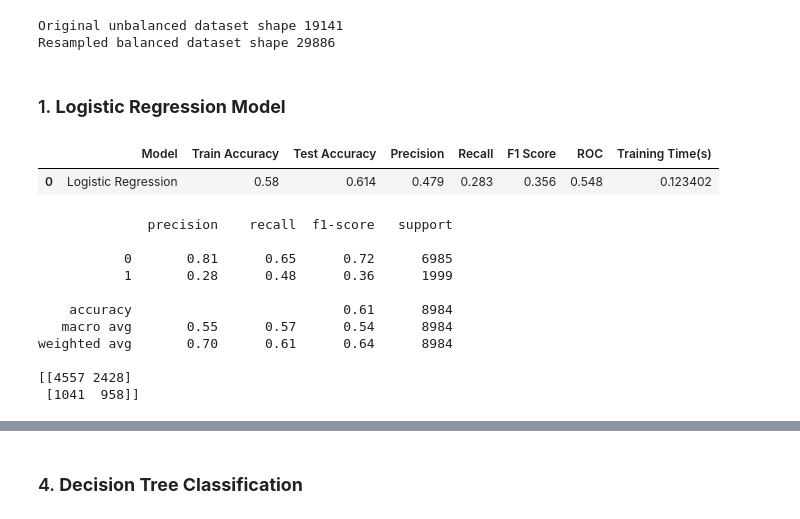
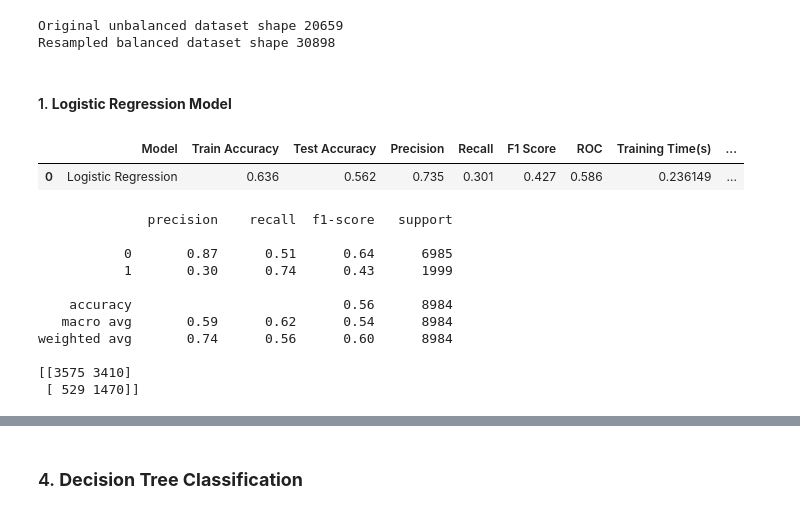
Before and after one commit to sebastianbirk/datascience-bootcamp, a Jupyter notebook: content/05_supervised_machine_learning/Classification_Part2_Model building & Evaluation.ipynb, the cells around one changed output, grey strips where cells are left out. Drawn from its saved outputs; the diff is of its cells as text; code cells hidden in the pictures.

Commit message:
Classification LAB

```diff
--- a/content/05_supervised_machine_learning/Classification_Part2_Model building & Evaluation.ipynb
+++ b/content/05_supervised_machine_learning/Classification_Part2_Model building & Evaluation.ipynb
@@ -38,13 +58,14 @@ from sklearn.model_selection import cross_val_score
 from sklearn.metrics import confusion_matrix, classification_report, accuracy_score, precision_score, recall_score, f1_score
 from sklearn.metrics import roc_auc_score, roc_curve, auc
 # %%
-# Read the training & test datasets from Part1-Preprocessing part
+# Read the training & test datasets generated from Preprocessed classification Solution
+# Link --> content/04_data_preprocessing_&_feature_engineering/Solution_Classification_preprocessing.ipynb
 
-x_train=pd.read_csv('x_train.csv')
-x_test=pd.read_csv('x_test.csv')
+x_train=pd.read_csv('../datasets/classification/processed/X_train.csv', index_col=0)
+x_test=pd.read_csv('../datasets/classification/processed/X_test.csv', index_col=0)
 
-y_train=pd.read_csv('y_train.csv')
-y_test=pd.read_csv('y_test.csv')
+y_train=pd.read_csv('../datasets/classification/processed/y_train.csv', index_col=0)
+y_test=pd.read_csv('../datasets/classification/processed/y_test.csv', index_col=0)
 
 print(x_train.shape,x_test.shape,y_train.shape,y_test.shape)
 # %% [output]
@@ -78,15 +92,15 @@ C. Hybrid Sampling:
 # %%
 #importing SMOTE to handle class imbalance
-from imblearn.over_sampling import SMOTE
+from imblearn.combine import SMOTETomek
 
-smote = SMOTE()
+smoteTomek = SMOTETomek()
 
 # fit predictor and target variable
-x_smote, y_smote = smote.fit_resample(x_train, y_train)
+x_smote, y_smote = smoteTomek.fit_resample(x_train, y_train)
 
 print('Original unbalanced dataset shape', len(y_train))
 print('Resampled balanced dataset shape', len(y_smote))
 # %% [output]
-Original unbalanced dataset shape 19141
-Resampled balanced dataset shape 29886
+Original unbalanced dataset shape 20659
+Resampled balanced dataset shape 30898
 # %%
@@ -97,5 +111,5 @@ pd.DataFrame(y_smote).to_csv("y_smote.csv", index=None)
 # %% [markdown]
-### 1. **Logistic Regression Model**
+#### 1. **Logistic Regression Model**
 # %%
 # Importing the Logistic Regression Model
 start = time.time()
@@ -109,19 +123,26 @@ y_train_pred = logmodel.predict(x_smote)
 # %%
 #getting all scores for Logistic Regression
 log_acctr = round(accuracy_score(y_train_pred,y_smote), 3)
 log_acc = round(accuracy_score(y_pred,y_test), 3)
 log_prec = round(precision_score(y_pred,y_test), 3)
 log_rec = round(recall_score(y_pred,y_test), 3)
 log_f1 = round(f1_score(y_pred,y_test), 3)
 log_roc = round(roc_auc_score(y_pred,y_test), 3)
+
+#Feature co-efficients (Coef_ - Is generally not a great representaion of feature importance)
+ft_imp = pd.DataFrame(data={'Attribute': x_smote.columns,'Importance': logmodel.coef_[0]}).sort_values(by='Importance', ascending=False)
+log_feat = np.array(ft_imp['Attribute'][:3:])
+
+#Training time calculation
 log_time=stop-start
 
-results = pd.DataFrame([['Logistic Regression', log_acctr, log_acc, log_prec, log_rec, log_f1, log_roc, log_time]],
-            columns = ['Model', 'Train Accuracy', 'Test Accuracy', 'Precision', 'Recall', 'F1 Score','ROC', 'Training Time(s)'])
+#Overall scores
+results = pd.DataFrame([['Logistic Regression', log_acctr, log_acc, log_prec, log_rec, log_f1, log_roc, log_time, log_feat]],
+            columns = ['Model', 'Train Accuracy', 'Test Accuracy', 'Precision', 'Recall', 'F1 Score','ROC', 'Training Time(s)','Important Features'])
 results
 # %% [output]
-|  | Model | Train Accuracy | Test Accuracy | Precision | Recall | F1 Score | ROC | Training Time(s) |
-| 0 | Logistic Regression | 0.58 | 0.614 | 0.479 | 0.283 | 0.356 | 0.548 | 0.123402 |
+|  | Model | Train Accuracy | Test Accuracy | Precision | Recall | F1 Score | ROC | Training Time(s) | ... |
+| 0 | Logistic Regression | 0.636 | 0.562 | 0.735 | 0.301 | 0.427 | 0.586 | 0.236149 | ... |
 # %%
 # Confusion Matrix
 print(classification_report(y_test, y_pred))
@@ -129,12 +150,12 @@ print(confusion_matrix(y_test, y_pred))
 # %% [output]
               precision    recall  f1-score   support
 
-           0       0.81      0.65      0.72      6985
-           1       0.28      0.48      0.36      1999
+           0       0.87      0.51      0.64      6985
+           1       0.30      0.74      0.43      1999
 
-    accuracy                           0.61      8984
-   macro avg       0.55      0.57      0.54      8984
-weighted avg       0.70      0.61      0.64      8984
+    accuracy                           0.56      8984
+   macro avg       0.59      0.62      0.54      8984
+weighted avg       0.74      0.56      0.60      8984
 
-[[4557 2428]
- [1041  958]]
+[[3575 3410]
+ [ 529 1470]]
```
Also changed, not shown: parts of 46 cells of this notebook, 1 other file.
